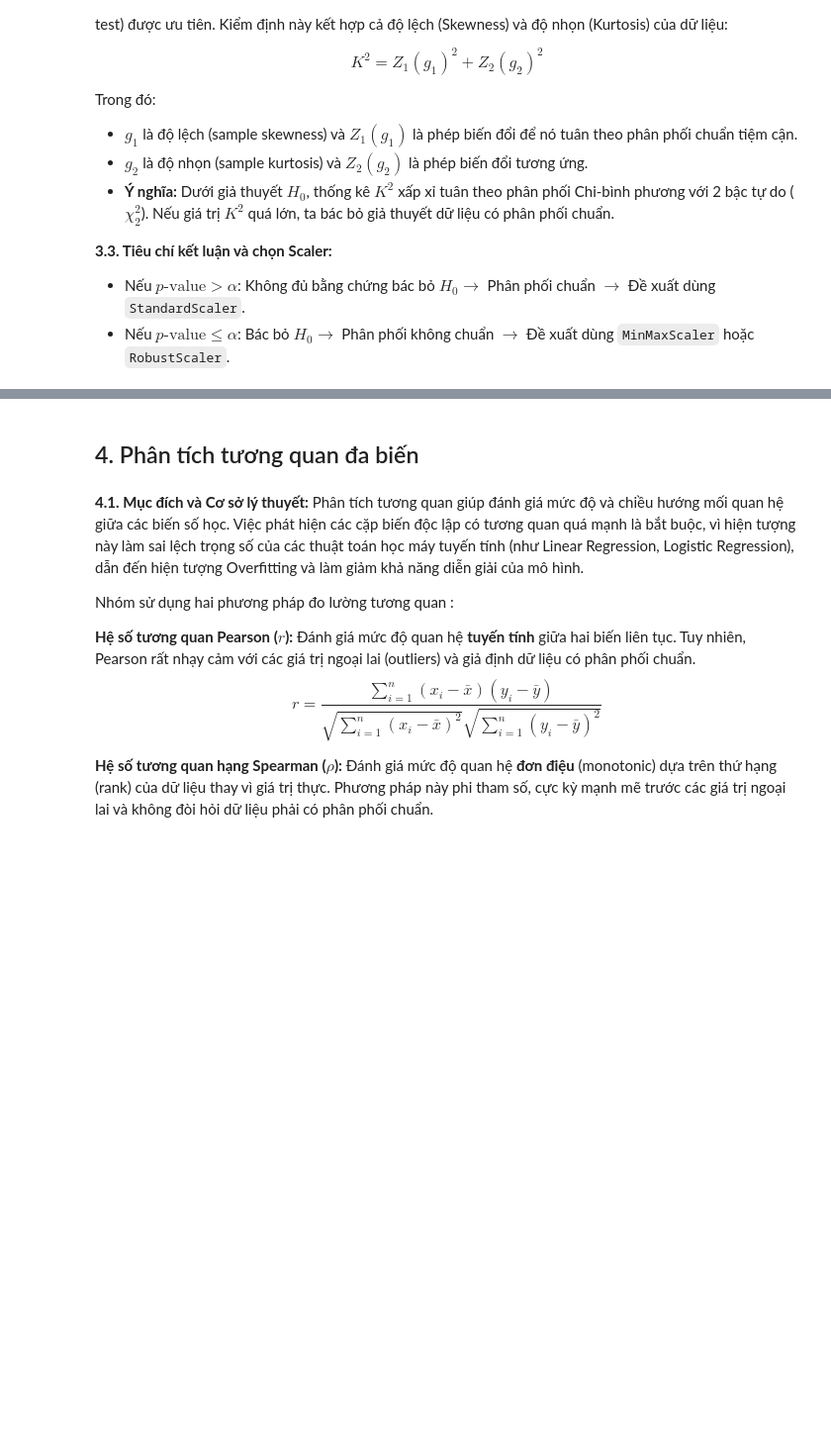
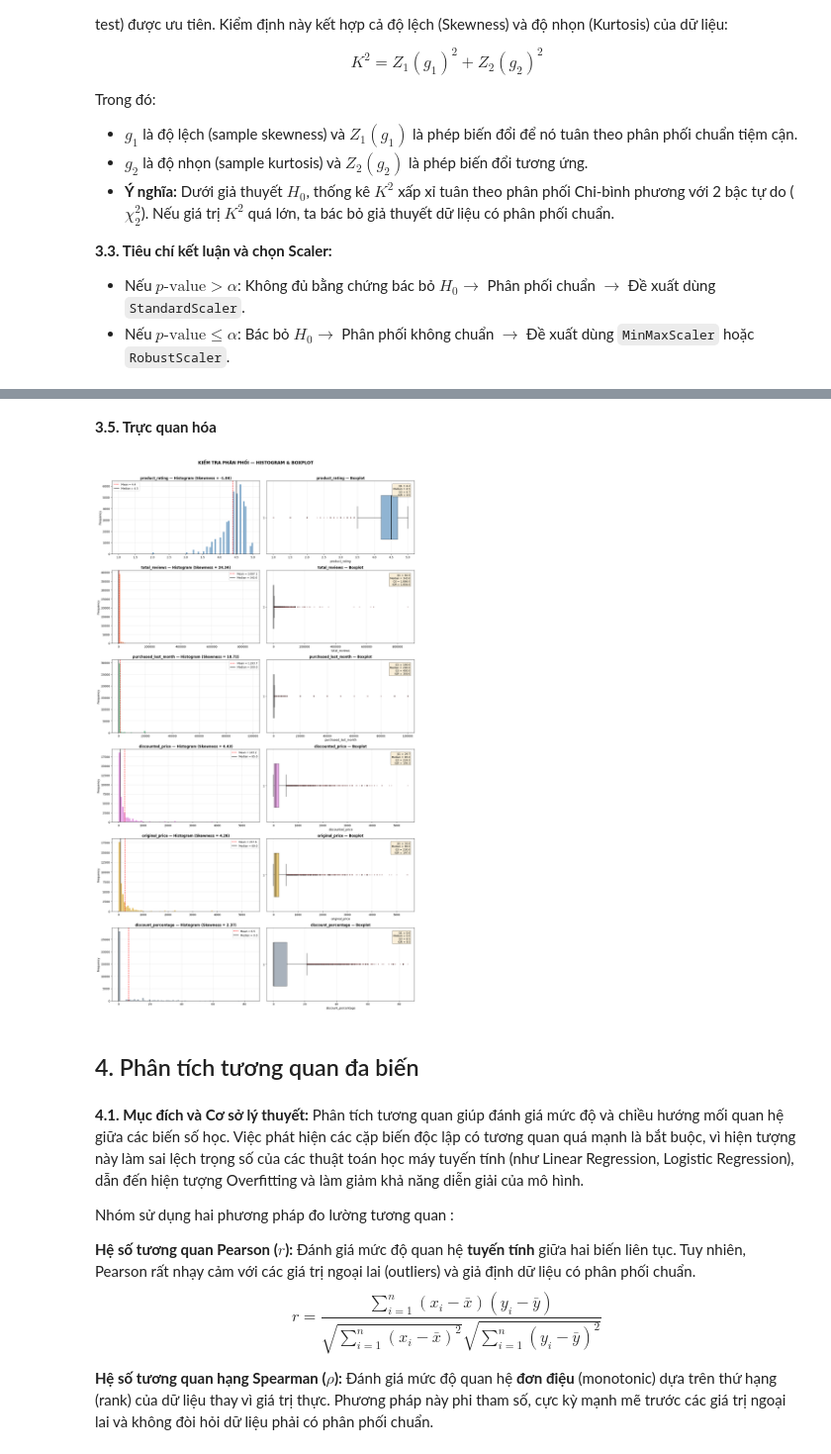
Before and after one commit to HungHiHung10/Lab01-Data-Mining, a Jupyter notebook: notebooks/03_EDA_tabular.ipynb, the cells around one changed output, grey strips where cells are left out. Shown at 99% size. Cells and saved outputs as stored; diff of their text form; code cells hidden in the pictures; blank space fills up the shorter version.

```diff
--- a/notebooks/03_EDA_tabular.ipynb
+++ b/notebooks/03_EDA_tabular.ipynb
@@ -170,3 +201,61 @@ Dựa trên kết quả từ bảng tổng hợp thống kê, nhóm rút ra các
+# %% [markdown]
+**3.5. Trực quan hóa**
+# %%
+numeric_cols = df.select_dtypes(include=[np.number]).columns
+n_cols = len(numeric_cols)
+
+colors = ['steelblue', 'coral', 'mediumseagreen',
+          'orchid', 'goldenrod', 'slategray']
+
+fig, axes = plt.subplots(n_cols, 2, figsize=(16, 4.5 * n_cols))
+
+for i, col in enumerate(numeric_cols):
+    data = df[col].dropna()
+    skew_val = data.skew()
+    color = colors[i % len(colors)]
+
+    axes[i, 0].hist(data, bins=80, color=color, edgecolor='white', alpha=0.7)
+    axes[i, 0].axvline(data.mean(), color='red', linestyle='--', lw=1.5,
+                        label=f'Mean = {data.mean():,.1f}')
+    axes[i, 0].axvline(data.median(), color='black', linestyle='-', lw=1.5,
+                        label=f'Median = {data.median():,.1f}')
+    axes[i, 0].set_title(f'{col} — Histogram (Skewness = {skew_val:.2f})',
+                          fontweight='bold', fontsize=12)
+    axes[i, 0].set_ylabel('Frequency')
+    axes[i, 0].legend(fontsize=9)
+    axes[i, 0].grid(alpha=0.3)
+
+
+    bp = axes[i, 1].boxplot(data, vert=False, widths=0.6,
+                             patch_artist=True,
+                             boxprops=dict(facecolor=color, alpha=0.6),
+                             medianprops=dict(color='black', linewidth=2),
+                             flierprops=dict(marker='o', markersize=2,
+                                            alpha=0.3, markerfacecolor='red'))
+    axes[i, 1].set_title(f'{col} — Boxplot',
+                          fontweight='bold', fontsize=12)
+    axes[i, 1].set_xlabel(col)
+
+
+    q1 = data.quantile(0.25)
+    q3 = data.quantile(0.75)
+    iqr = q3 - q1
+    stats_text = (f'Q1 = {q1:,.1f}\n'
+                  f'Median = {data.median():,.1f}\n'
+                  f'Q3 = {q3:,.1f}\n'
+                  f'IQR = {iqr:,.1f}')
+    axes[i, 1].text(0.97, 0.95, stats_text,
+                     transform=axes[i, 1].transAxes, fontsize=9,
+                     verticalalignment='top', horizontalalignment='right',
+                     bbox=dict(boxstyle='round', facecolor='wheat', alpha=0.5))
+    axes[i, 1].grid(alpha=0.3, axis='x')
+
+plt.suptitle('KIỂM TRA PHÂN PHỐI — HISTOGRAM & BOXPLOT',
+             fontsize=15, fontweight='bold', y=1.01)
+plt.tight_layout()
+plt.show()
+# %% [output]
+[figure, added]
 # %% [markdown]
 ## 4. Phân tích tương quan đa biến
 # %% [markdown]
```
Also changed, not shown: parts of 5 cells of this notebook.
